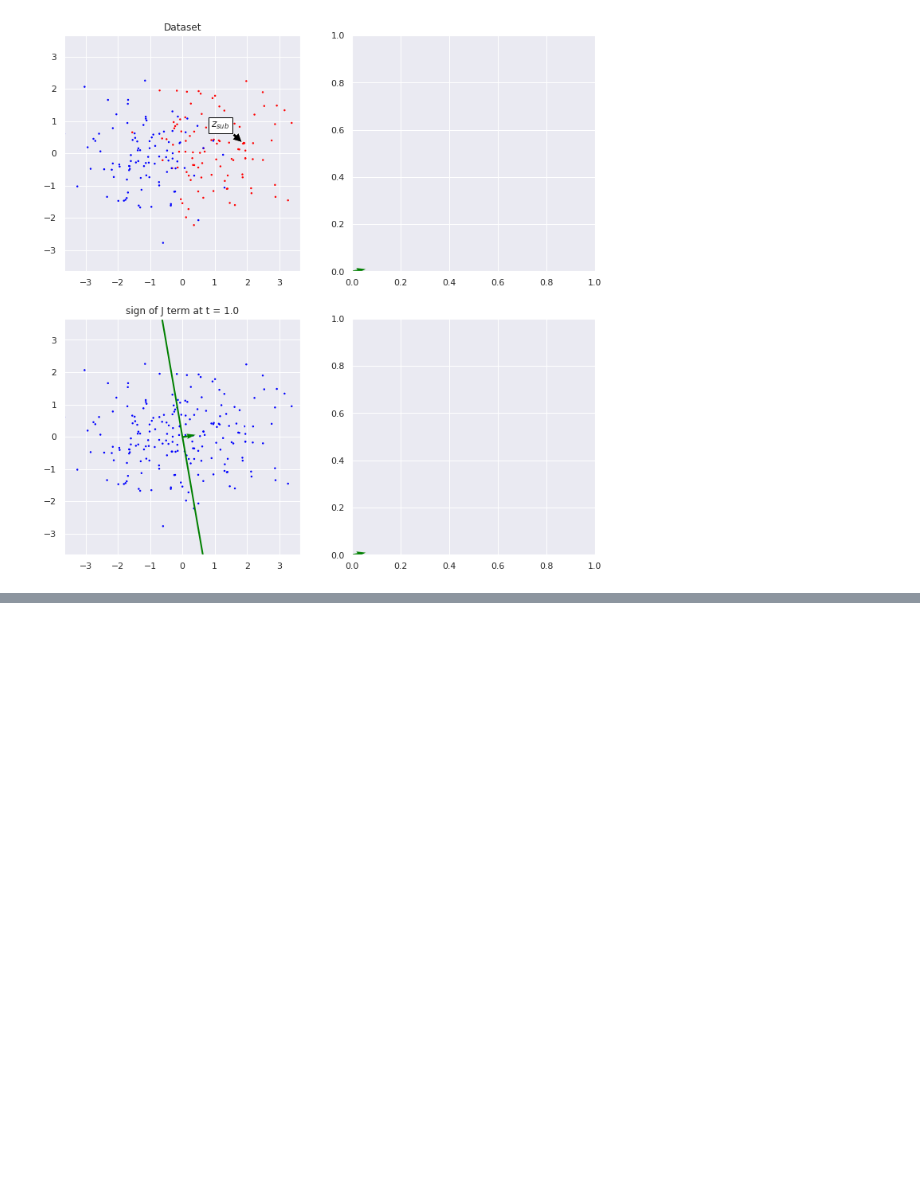
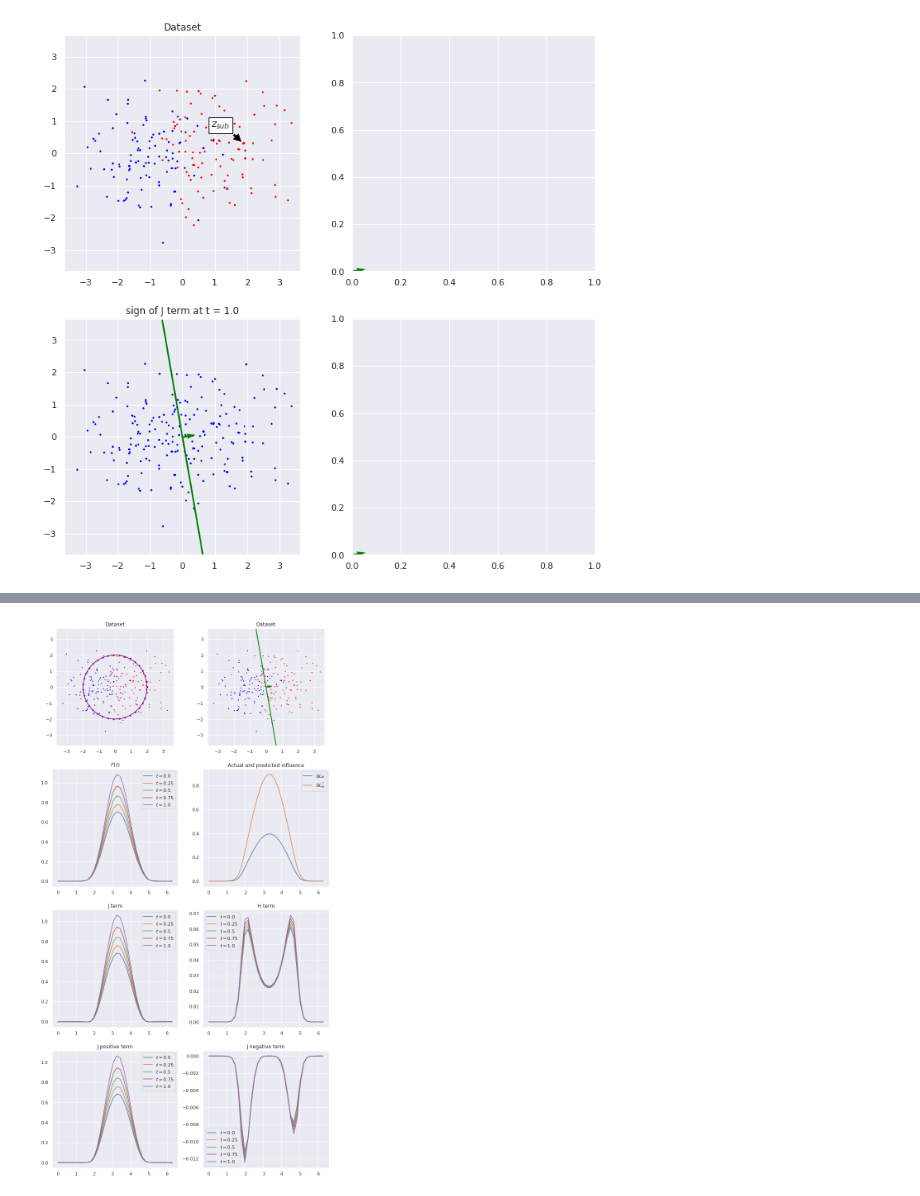
Before and after one commit to bbbert/influence-release, a Jupyter notebook: scripts/bash_examples.ipynb, the cells around one changed output, grey strips where cells are left out. Drawn from its saved outputs; the diff is of its cells as text; code cells hidden in the pictures; blank space fills up the shorter version.

```diff
--- a/scripts/bash_examples.ipynb
+++ b/scripts/bash_examples.ipynb
@@ -346,0 +446,3 @@ experiment(X, y, (np.array([18.76575467, 3.14490317])*0.1, 1), t_samples=2, what
+# %%
+N, D = 200, 2
+X, y = generate_gaussian_mixture(N, D, separation=2, seed=0)
@@ -346,0 +452,4 @@ experiment(X, y, (np.array([18.76575467, 3.14490317])*0.1, 1), t_samples=2, what
+# %%
+experiment2(X, y)
+# %% [output]
+[figure, added]
```
Also changed, not shown: parts of 9 cells of this notebook, 2 other files.
